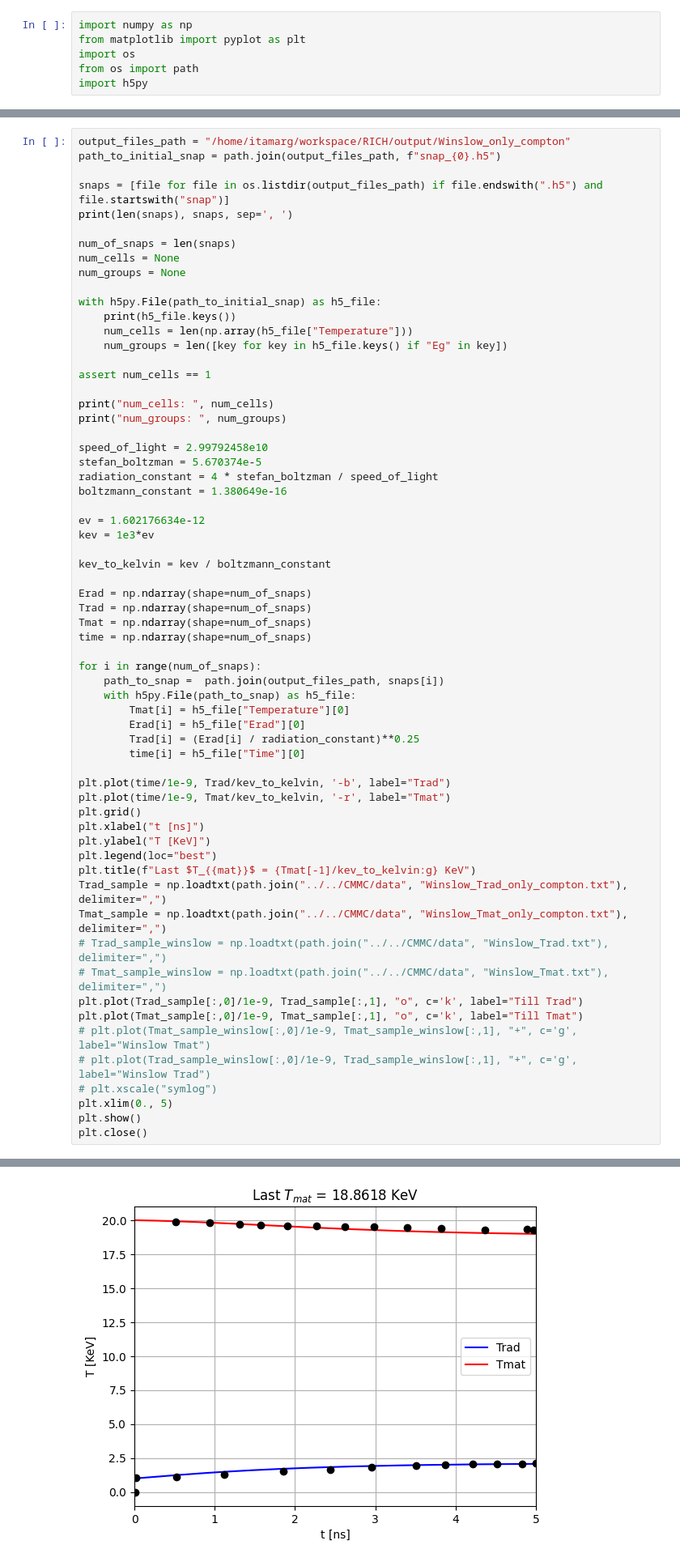
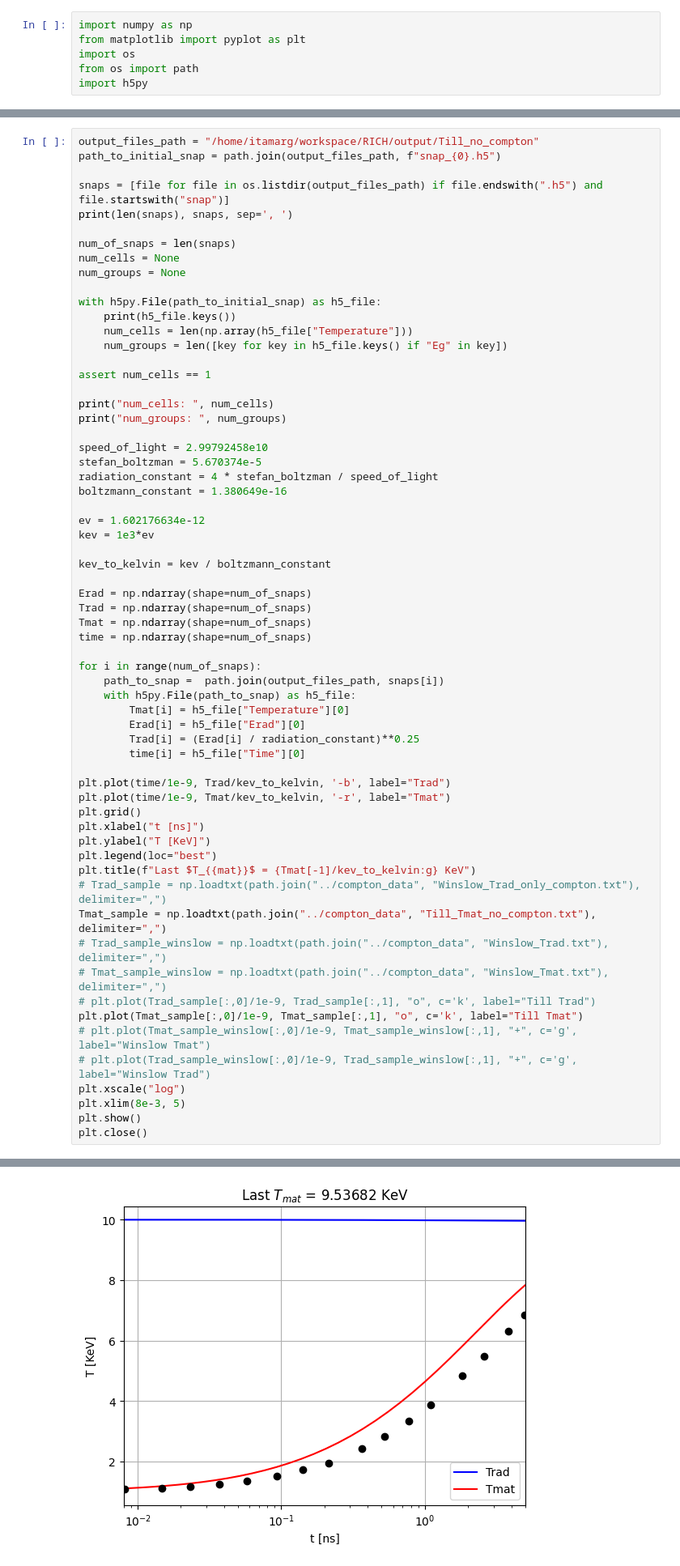
Before and after one commit to eladtan/RICH_temp, a Jupyter notebook: analysis_files/equilibration.ipynb, the cells around one changed output, grey strips where cells are left out. Shown: that part at 81% size. Cells and saved outputs as stored; diff of their text form.

```diff
--- a/analysis_files/equilibration.ipynb
+++ b/analysis_files/equilibration.ipynb
@@ -271,5 +281,5 @@ num_groups:  32
 # %%
-output_files_path = "/home/itamarg/workspace/RICH/output/Winslow_only_compton"
+output_files_path = "/home/itamarg/workspace/RICH/output/Till_no_compton"
 path_to_initial_snap = path.join(output_files_path, f"snap_{0}.h5")
 
 snaps = [file for file in os.listdir(output_files_path) if file.endswith(".h5") and file.startswith("snap")]
@@ -319,16 +329,16 @@ plt.xlabel("t [ns]")
 plt.ylabel("T [KeV]")
 plt.legend(loc="best")
 plt.title(f"Last $T_{{mat}}$ = {Tmat[-1]/kev_to_kelvin:g} KeV")
-Trad_sample = np.loadtxt(path.join("../../CMMC/data", "Winslow_Trad_only_compton.txt"), delimiter=",")
-Tmat_sample = np.loadtxt(path.join("../../CMMC/data", "Winslow_Tmat_only_compton.txt"), delimiter=",")
-# Trad_sample_winslow = np.loadtxt(path.join("../../CMMC/data", "Winslow_Trad.txt"), delimiter=",")
-# Tmat_sample_winslow = np.loadtxt(path.join("../../CMMC/data", "Winslow_Tmat.txt"), delimiter=",")
-plt.plot(Trad_sample[:,0]/1e-9, Trad_sample[:,1], "o", c='k', label="Till Trad")
+# Trad_sample = np.loadtxt(path.join("../compton_data", "Winslow_Trad_only_compton.txt"), delimiter=",")
+Tmat_sample = np.loadtxt(path.join("../compton_data", "Till_Tmat_no_compton.txt"), delimiter=",")
+# Trad_sample_winslow = np.loadtxt(path.join("../compton_data", "Winslow_Trad.txt"), delimiter=",")
+# Tmat_sample_winslow = np.loadtxt(path.join("../compton_data", "Winslow_Tmat.txt"), delimiter=",")
+# plt.plot(Trad_sample[:,0]/1e-9, Trad_sample[:,1], "o", c='k', label="Till Trad")
 plt.plot(Tmat_sample[:,0]/1e-9, Tmat_sample[:,1], "o", c='k', label="Till Tmat")
 # plt.plot(Tmat_sample_winslow[:,0]/1e-9, Tmat_sample_winslow[:,1], "+", c='g', label="Winslow Tmat")
 # plt.plot(Trad_sample_winslow[:,0]/1e-9, Trad_sample_winslow[:,1], "+", c='g', label="Winslow Trad")
-# plt.xscale("symlog")
-plt.xlim(0., 5)
+plt.xscale("log")
+plt.xlim(8e-3, 5)
 plt.show()
 plt.close()
 # %% [output]
@@ -339 +349 @@ num_groups:  32
-[figure, old version]
+[figure, new version]
```
Also changed, not shown: parts of 6 cells of this notebook, 30 other files.
